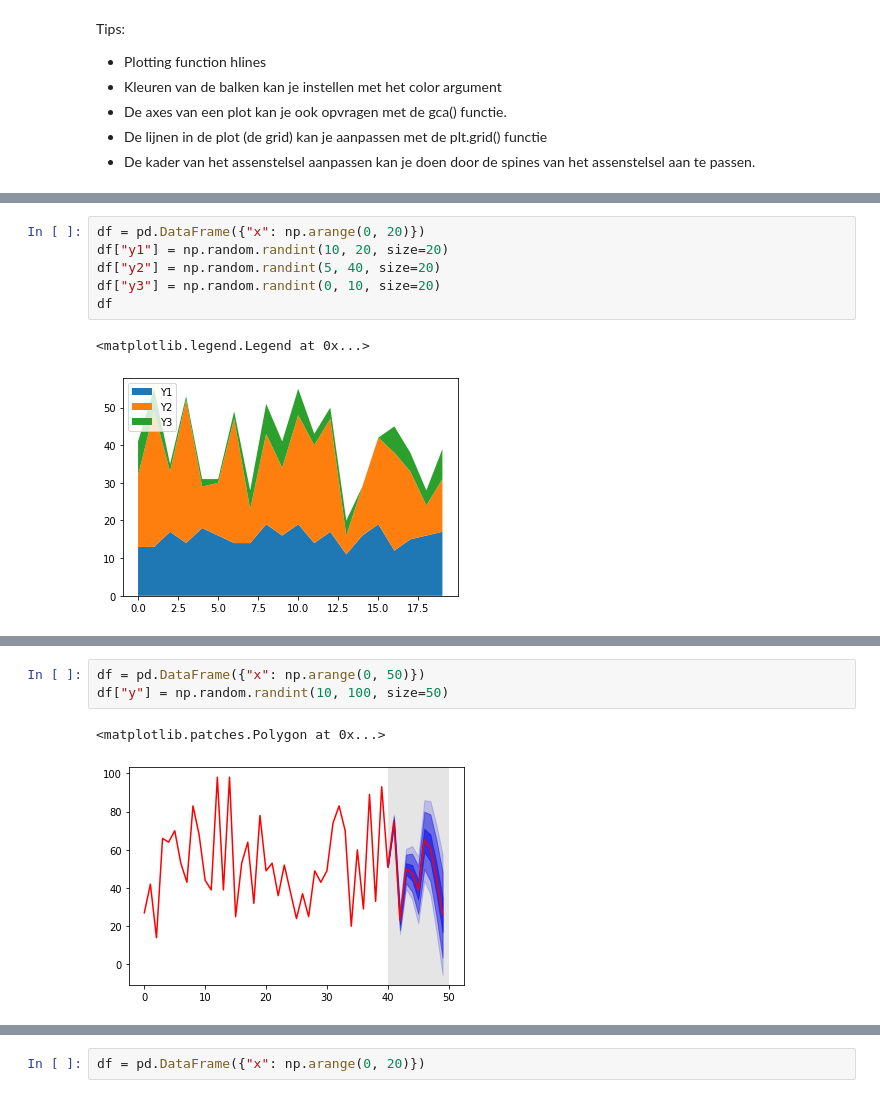
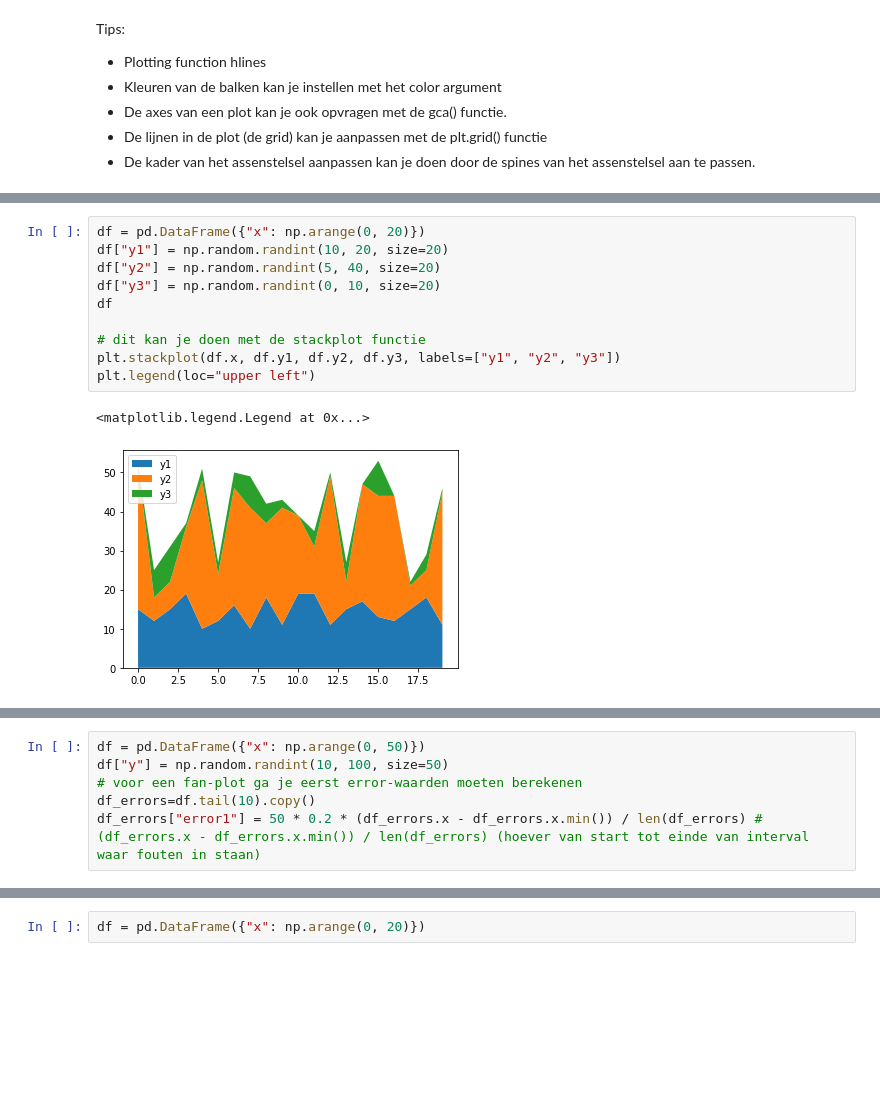
Before and after one commit to OdiseeDataScience2324/Leerstof, a Jupyter notebook: Week 5/DataVisualisation.ipynb, the cells around one changed output, grey strips where cells are left out. Drawn from its saved outputs; the diff is of its cells as text; blank space fills up the shorter version.

```diff
--- a/Week 5/DataVisualisation.ipynb
+++ b/Week 5/DataVisualisation.ipynb
@@ -154,12 +261,16 @@ Oefen dit door onderstaande figuur zo goed mogelijk na te bouwen
 # %%
 df = pd.DataFrame({"x": np.arange(0, 20)})
 df["y1"] = np.random.randint(10, 20, size=20)
 df["y2"] = np.random.randint(5, 40, size=20)
 df["y3"] = np.random.randint(0, 10, size=20)
 df
+
+# dit kan je doen met de stackplot functie
+plt.stackplot(df.x, df.y1, df.y2, df.y3, labels=["y1", "y2", "y3"])
+plt.legend(loc="upper left")
 # %% [output]
 <matplotlib.legend.Legend at 0x...>
-[figure, old version]
+[figure, new version]
 # %% [markdown]
 ### Fan plot
 
@@ -173,9 +284,9 @@ De meeste functies hiervoor heb je reeds gezien. Enkel voor de grijze zone na te
 # %%
 df = pd.DataFrame({"x": np.arange(0, 50)})
 df["y"] = np.random.randint(10, 100, size=50)
+# voor een fan-plot ga je eerst error-waarden moeten berekenen
+df_errors=df.tail(10).copy()
+df_errors["error1"] = 50 * 0.2 * (df_errors.x - df_errors.x.min()) / len(df_errors) # (df_errors.x - df_errors.x.min()) / len(df_errors) (hoever van start tot einde van interval waar fouten in staan)
-# %% [output]
-<matplotlib.patches.Polygon at 0x...>
-[figure, removed]
 # %% [markdown]
 ### Circles Timeline Plot
 
```
Also changed, not shown: parts of 7 cells of this notebook, 2 other files.
